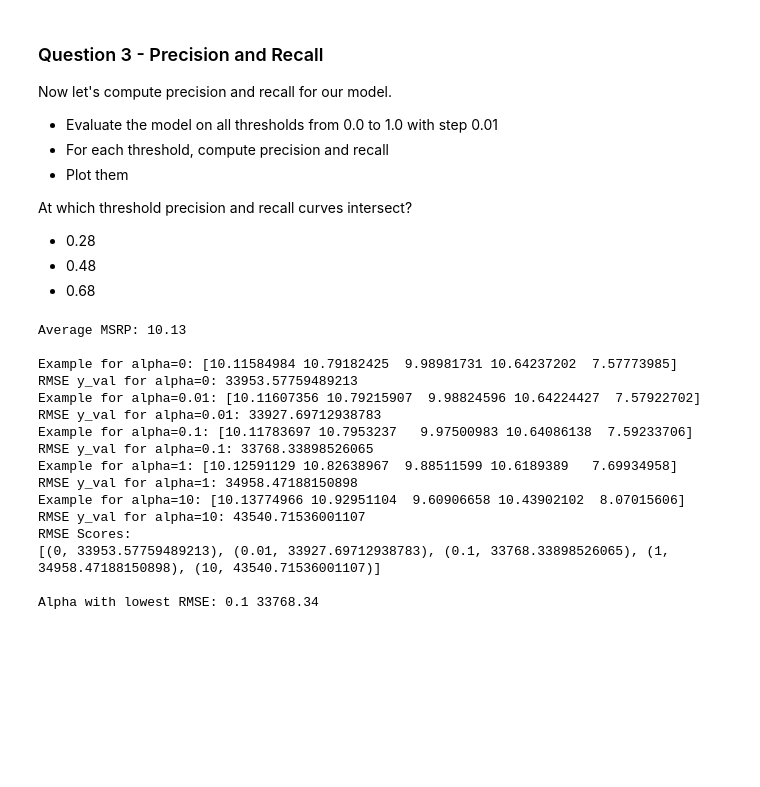
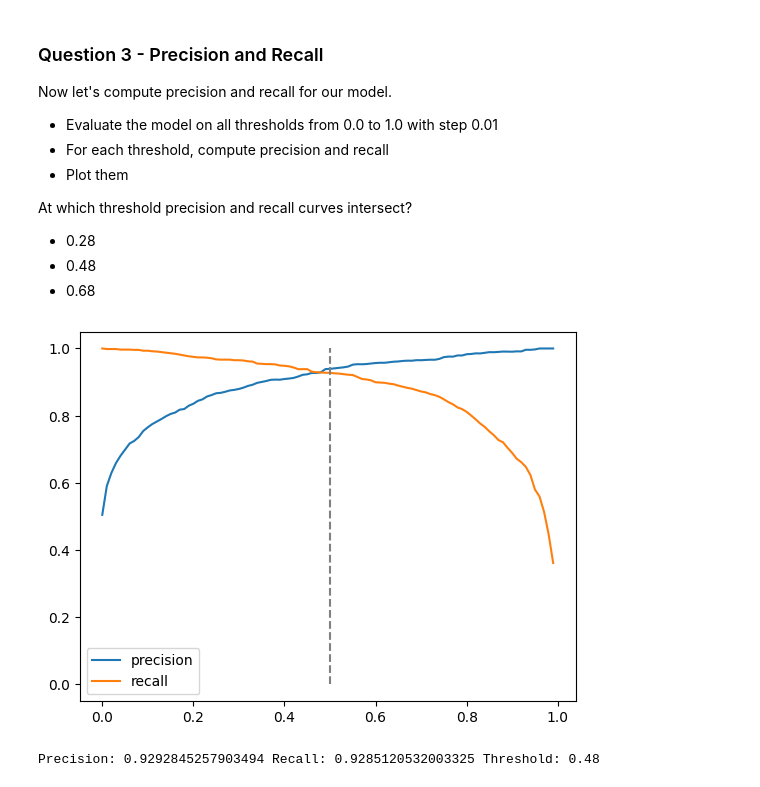
Before and after one commit to ozkary/machine-learning-engineering, a Jupyter notebook: 04-evaluation/homework.ipynb, the cells around one changed output. Drawn from its saved outputs; the diff is of its cells as text; code cells hidden in the pictures; blank space fills up the shorter version.

```diff
--- a/04-evaluation/homework.ipynb
+++ b/04-evaluation/homework.ipynb
@@ -103,6 +103,9 @@ df_test = df_test.reset_index(drop=True)
 y_train = df_train.price.values
 y_val = df_val.price.values
 y_test = df_test.price.values
+y_train_binary = df_train.above_average.values
+y_val_binary = df_val.above_average.values
+y_test_binary = df_test.above_average.values
 
 # delete the price column from the train/val/test sets
 del df_train['price']
@@ -192,6 +195,6 @@ X_train = dv.fit_transform(train_dict)
 # train the logistic regression model with these parameters:
 # solver='liblinear', C=1.0, max_iter=1000
 # fit() fits the model according to the given training data
-model = LogisticRegression(solver='liblinear',multi_class='ovr', C=1.0, max_iter=1000)
-model.fit(X_train, y_train)
+model = LogisticRegression(solver='liblinear', C=1.0, max_iter=1000)
+model.fit(X_train, y_train_binary)
 # %% [output]
@@ -220,32 +228,43 @@ At which threshold precision and recall curves intersect?
 - 0.28
 - 0.48
 - 0.68
-# %%
-# Calculate precision and recall for various thresholds
-precision, recall, thresholds = precision_recall_curve(y_val, y_pred)
-
-# Plot precision-recall curve
-plt.figure(figsize=(10, 6))
-plt.plot(recall, precision, marker='.')
-plt.xlabel('Recall')
-plt.ylabel('Precision')
-plt.title('Precision-Recall Curve')
-plt.grid(True)
-plt.show()
-# %% [output]
-Average MSRP: 10.13
-
-Example for alpha=0: [10.11584984 10.79182425  9.98981731 10.64237202  7.57773985]
-RMSE y_val for alpha=0: 33953.57759489213
-Example for alpha=0.01: [10.11607356 10.79215907  9.98824596 10.64224427  7.57922702]
-RMSE y_val for alpha=0.01: 33927.69712938783
-Example for alpha=0.1: [10.11783697 10.7953237   9.97500983 10.64086138  7.59233706]
-RMSE y_val for alpha=0.1: 33768.33898526065
-Example for alpha=1: [10.12591129 10.82638967  9.88511599 10.6189389   7.69934958]
-RMSE y_val for alpha=1: 34958.47188150898
-Example for alpha=10: [10.13774966 10.92951104  9.60906658 10.43902102  8.07015606]
-RMSE y_val for alpha=10: 43540.71536001107
-RMSE Scores:
-[(0, 33953.57759489213), (0.01, 33927.69712938783), (0.1, 33768.33898526065), (1, 34958.47188150898), (10, 43540.71536001107)]
-
-Alpha with lowest RMSE: 0.1 33768.34
+# %%
+# Calculate precision and recall for various thresholds from 0.0 to 1.0 `.0 with step 0.01`
+precisions = []
+recalls = []
+thresholds = np.arange(0, 1, 0.01)
+actual_positive = (y_val_binary == 1)
+actual_negative = (y_val_binary == 0)
+
+for t in thresholds:
+    predict_positive = (y_pred >= t)
+    predict_negative = (y_pred < t)
+    tp = (predict_positive & actual_positive).sum()
+    tn = (predict_negative & actual_negative).sum()
+    fp = (predict_positive & actual_negative).sum()
+    fn = (predict_negative & actual_positive).sum()
+    precision = tp / (tp + fp)
+    recall = tp / (tp + fn)
+    precisions.append(precision)
+    recalls.append(recall)
+
+
+# get the precision and recall values at which they intersect
+intersect = 0.5
+for i in range(len(thresholds)):
+    if round(precisions[i],3) == round(recalls[i],3):
+        print(f'Precision: {precisions[i]} Recall: {recalls[i]} Threshold: {thresholds[i]}')
+        intersect = thresholds[i]
+        break
+
+
+# Plot the precision-recall curve
+plt.plot(thresholds, precisions, label='precision')
+plt.plot(thresholds, recalls, label='recall')
+# label the intersection of the curves
+plt.plot([intersect, intersect], [0, 1], linestyle='--', color='grey')
+plt.legend()
+plt.show()
+# %% [output]
+[figure, added]
+Precision: 0.9292845257903494 Recall: 0.9285120532003325 Threshold: 0.48
```
Also changed, not shown: parts of 3 cells of this notebook.
